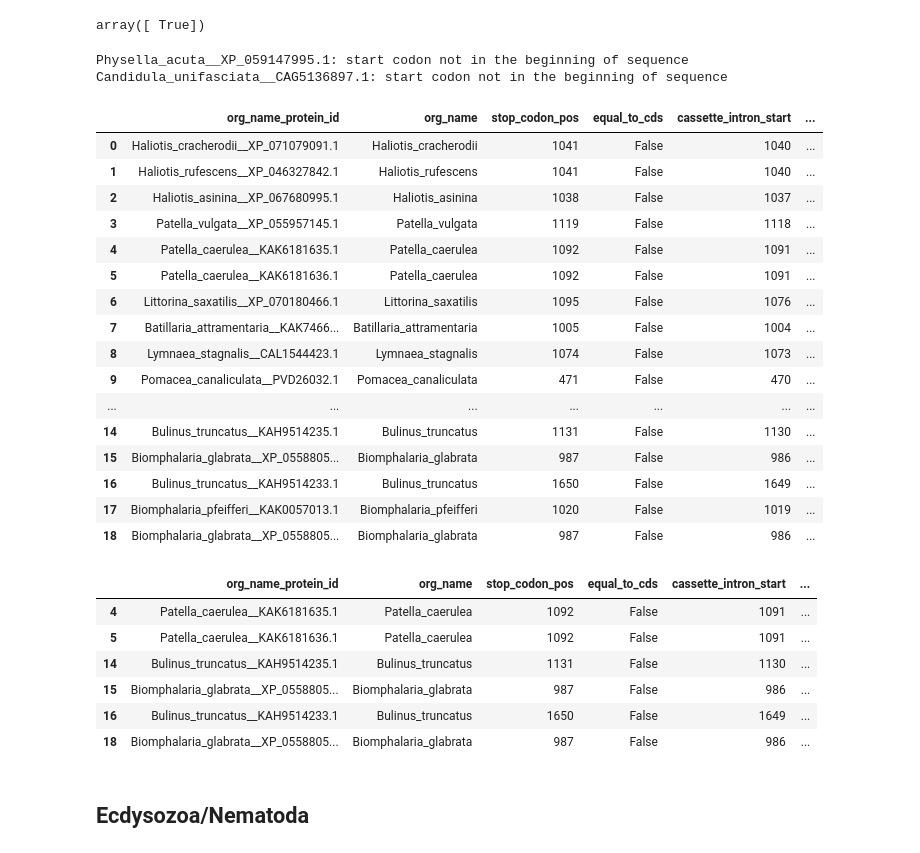
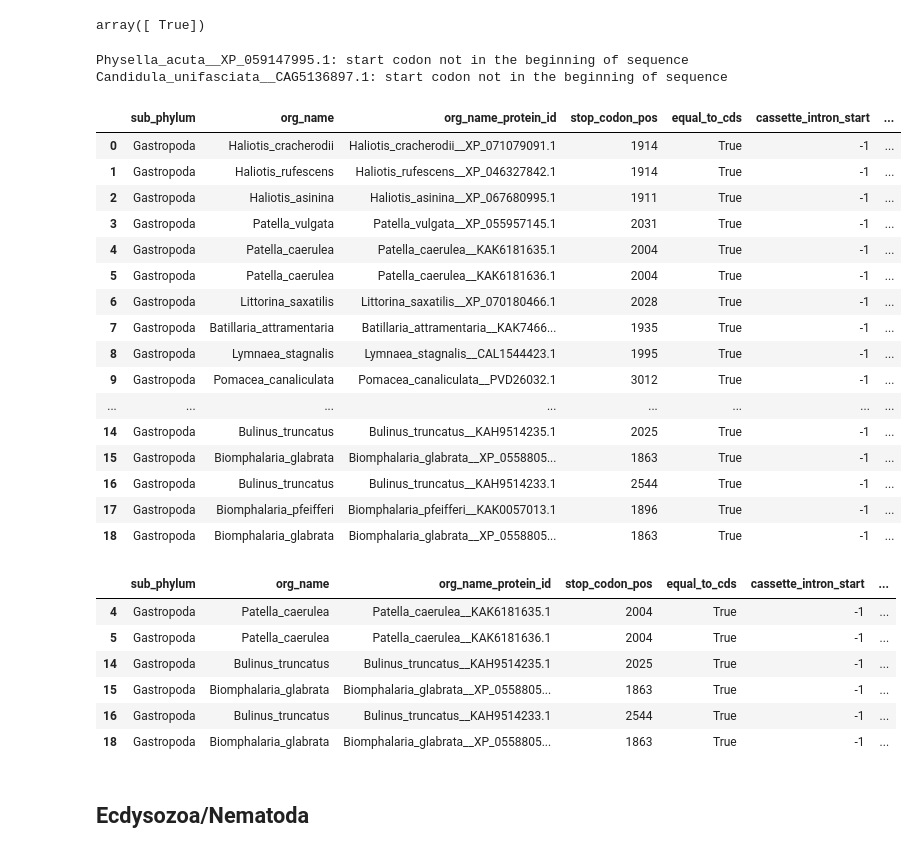
Before and after one commit to ArtemVaska/Diploma, a Jupyter notebook: Scripts/protostomia_psi_blast_upd.ipynb, the cells around one changed output. Cells and saved outputs as stored; diff of their text form; code cells hidden in the pictures.

```diff
--- a/Scripts/protostomia_psi_blast_upd.ipynb
+++ b/Scripts/protostomia_psi_blast_upd.ipynb
@@ -324,39 +324,39 @@ Candidula_unifasciata__CAG5136897.1: start codon not in the beginning of sequenc
 array([ True])
 # %%
 # смотрим на позиции стоп-кодона в интроне в его сохранении в cds
-df_cds_cassette, dict_align_cds_cassette = dict_align_info_analyze(df_found_protein_ids, "cds_cassette", dir)
+df_cds_cassette, dict_align_cds_cassette = dict_align_info_analyze(df_found_protein_ids, phylum, "cds", dir)
 df_cds_cassette
 # %% [output]
 Physella_acuta__XP_059147995.1: start codon not in the beginning of sequence
 Candidula_unifasciata__CAG5136897.1: start codon not in the beginning of sequence
-|  | org_name_protein_id | org_name | stop_codon_pos | equal_to_cds | cassette_intron_start | ... |
-| 0 | Haliotis_cracherodii__XP_071079091.1 | Haliotis_cracherodii | 1041 | False | 1040 | ... |
-| 1 | Haliotis_rufescens__XP_046327842.1 | Haliotis_rufescens | 1041 | False | 1040 | ... |
-| 2 | Haliotis_asinina__XP_067680995.1 | Haliotis_asinina | 1038 | False | 1037 | ... |
-| 3 | Patella_vulgata__XP_055957145.1 | Patella_vulgata | 1119 | False | 1118 | ... |
-| 4 | Patella_caerulea__KAK6181635.1 | Patella_caerulea | 1092 | False | 1091 | ... |
-| 5 | Patella_caerulea__KAK6181636.1 | Patella_caerulea | 1092 | False | 1091 | ... |
-| 6 | Littorina_saxatilis__XP_070180466.1 | Littorina_saxatilis | 1095 | False | 1076 | ... |
-| 7 | Batillaria_attramentaria__KAK7466... | Batillaria_attramentaria | 1005 | False | 1004 | ... |
-| 8 | Lymnaea_stagnalis__CAL1544423.1 | Lymnaea_stagnalis | 1074 | False | 1073 | ... |
-| 9 | Pomacea_canaliculata__PVD26032.1 | Pomacea_canaliculata | 471 | False | 470 | ... |
-| ... | ... | ... | ... | ... | ... | ... |
-| 14 | Bulinus_truncatus__KAH9514235.1 | Bulinus_truncatus | 1131 | False | 1130 | ... |
-| 15 | Biomphalaria_glabrata__XP_0558805... | Biomphalaria_glabrata | 987 | False | 986 | ... |
-| 16 | Bulinus_truncatus__KAH9514233.1 | Bulinus_truncatus | 1650 | False | 1649 | ... |
-| 17 | Biomphalaria_pfeifferi__KAK0057013.1 | Biomphalaria_pfeifferi | 1020 | False | 1019 | ... |
-| 18 | Biomphalaria_glabrata__XP_0558805... | Biomphalaria_glabrata | 987 | False | 986 | ... |
+|  | sub_phylum | org_name | org_name_protein_id | stop_codon_pos | equal_to_cds | cassette_intron_start | ... |
+| 0 | Gastropoda | Haliotis_cracherodii | Haliotis_cracherodii__XP_071079091.1 | 1914 | True | -1 | ... |
+| 1 | Gastropoda | Haliotis_rufescens | Haliotis_rufescens__XP_046327842.1 | 1914 | True | -1 | ... |
+| 2 | Gastropoda | Haliotis_asinina | Haliotis_asinina__XP_067680995.1 | 1911 | True | -1 | ... |
+| 3 | Gastropoda | Patella_vulgata | Patella_vulgata__XP_055957145.1 | 2031 | True | -1 | ... |
+| 4 | Gastropoda | Patella_caerulea | Patella_caerulea__KAK6181635.1 | 2004 | True | -1 | ... |
+| 5 | Gastropoda | Patella_caerulea | Patella_caerulea__KAK6181636.1 | 2004 | True | -1 | ... |
+| 6 | Gastropoda | Littorina_saxatilis | Littorina_saxatilis__XP_070180466.1 | 2028 | True | -1 | ... |
+| 7 | Gastropoda | Batillaria_attramentaria | Batillaria_attramentaria__KAK7466... | 1935 | True | -1 | ... |
+| 8 | Gastropoda | Lymnaea_stagnalis | Lymnaea_stagnalis__CAL1544423.1 | 1995 | True | -1 | ... |
+| 9 | Gastropoda | Pomacea_canaliculata | Pomacea_canaliculata__PVD26032.1 | 3012 | True | -1 | ... |
+| ... | ... | ... | ... | ... | ... | ... | ... |
+| 14 | Gastropoda | Bulinus_truncatus | Bulinus_truncatus__KAH9514235.1 | 2025 | True | -1 | ... |
+| 15 | Gastropoda | Biomphalaria_glabrata | Biomphalaria_glabrata__XP_0558805... | 1863 | True | -1 | ... |
+| 16 | Gastropoda | Bulinus_truncatus | Bulinus_truncatus__KAH9514233.1 | 2544 | True | -1 | ... |
+| 17 | Gastropoda | Biomphalaria_pfeifferi | Biomphalaria_pfeifferi__KAK0057013.1 | 1896 | True | -1 | ... |
+| 18 | Gastropoda | Biomphalaria_glabrata | Biomphalaria_glabrata__XP_0558805... | 1863 | True | -1 | ... |
 # %%
 # ищем дубликаты
 df_cds_cassette[df_cds_cassette["org_name"].duplicated(keep=False)]
 # %% [output]
-|  | org_name_protein_id | org_name | stop_codon_pos | equal_to_cds | cassette_intron_start | ... |
-| 4 | Patella_caerulea__KAK6181635.1 | Patella_caerulea | 1092 | False | 1091 | ... |
-| 5 | Patella_caerulea__KAK6181636.1 | Patella_caerulea | 1092 | False | 1091 | ... |
-| 14 | Bulinus_truncatus__KAH9514235.1 | Bulinus_truncatus | 1131 | False | 1130 | ... |
-| 15 | Biomphalaria_glabrata__XP_0558805... | Biomphalaria_glabrata | 987 | False | 986 | ... |
-| 16 | Bulinus_truncatus__KAH9514233.1 | Bulinus_truncatus | 1650 | False | 1649 | ... |
-| 18 | Biomphalaria_glabrata__XP_0558805... | Biomphalaria_glabrata | 987 | False | 986 | ... |
+|  | sub_phylum | org_name | org_name_protein_id | stop_codon_pos | equal_to_cds | cassette_intron_start | ... |
+| 4 | Gastropoda | Patella_caerulea | Patella_caerulea__KAK6181635.1 | 2004 | True | -1 | ... |
+| 5 | Gastropoda | Patella_caerulea | Patella_caerulea__KAK6181636.1 | 2004 | True | -1 | ... |
+| 14 | Gastropoda | Bulinus_truncatus | Bulinus_truncatus__KAH9514235.1 | 2025 | True | -1 | ... |
+| 15 | Gastropoda | Biomphalaria_glabrata | Biomphalaria_glabrata__XP_0558805... | 1863 | True | -1 | ... |
+| 16 | Gastropoda | Bulinus_truncatus | Bulinus_truncatus__KAH9514233.1 | 2544 | True | -1 | ... |
+| 18 | Gastropoda | Biomphalaria_glabrata | Biomphalaria_glabrata__XP_0558805... | 1863 | True | -1 | ... |
 # %%
 # удаляем дубликаты
 
```
Also changed, not shown: parts of 13 cells of this notebook, 2 other files.
